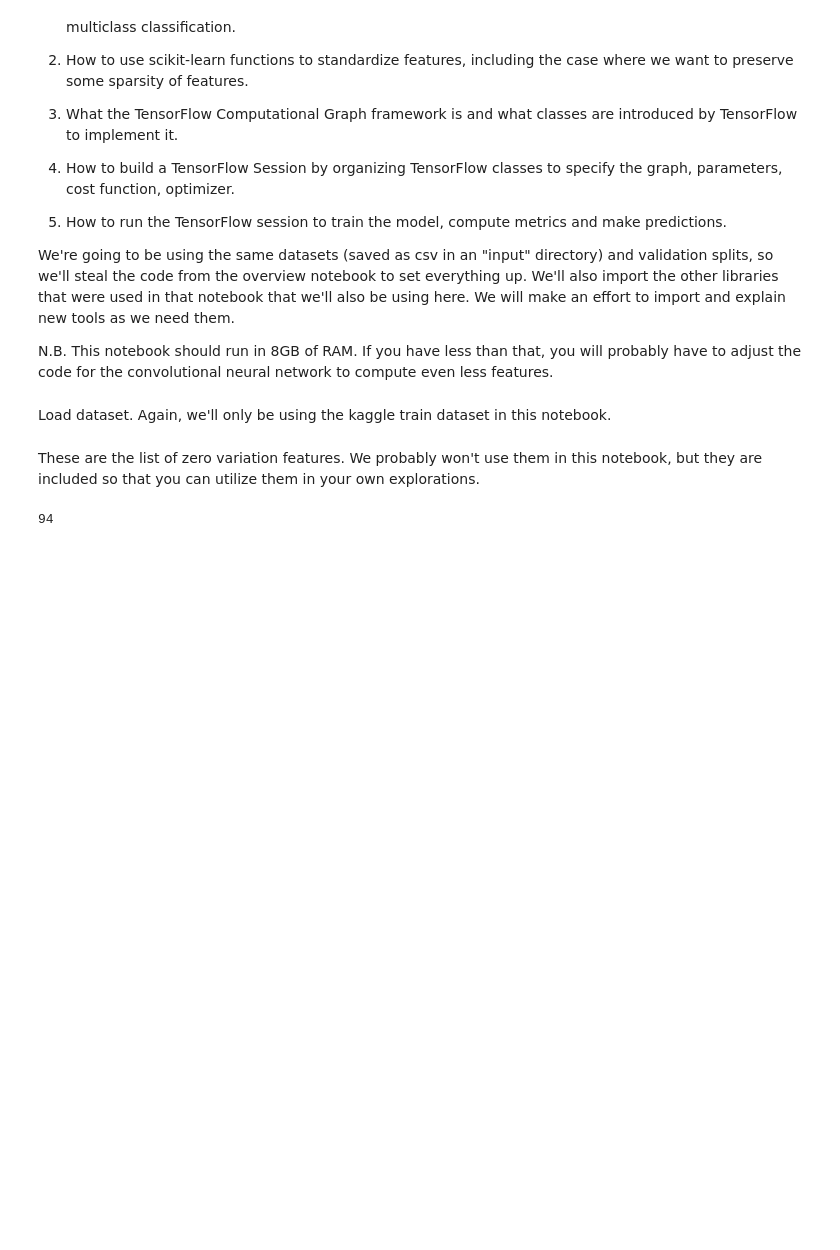
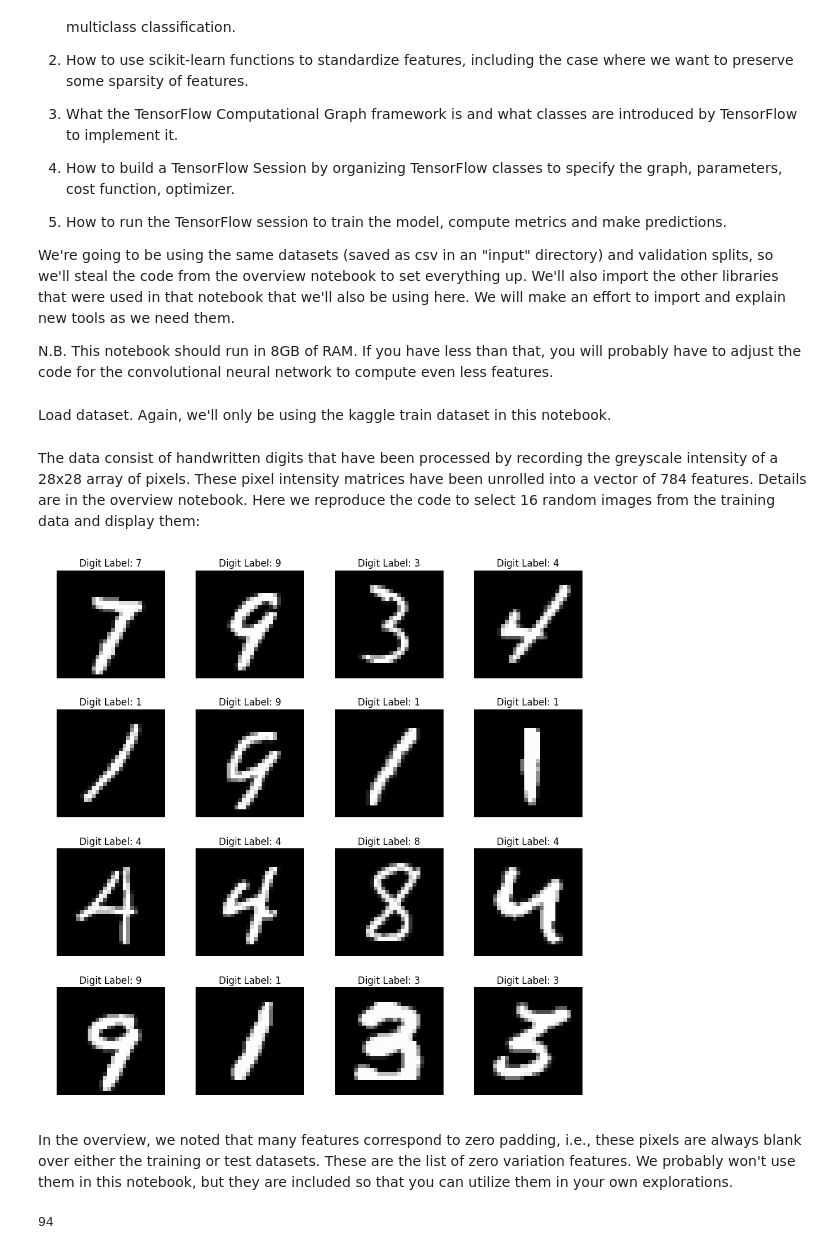
Before and after one commit to richcorrado/MNIST-digits, a Jupyter notebook: MNIST_Digits_TensorFlow.ipynb, the cells around one changed output. Cells and saved outputs as stored; diff of their text form; code cells hidden in the pictures; blank space fills up the shorter version.

Commit message:
Extensive revisions to TensorFlow notebook. Discussion of NN theory.

```diff
--- a/MNIST_Digits_TensorFlow.ipynb
+++ b/MNIST_Digits_TensorFlow.ipynb
@@ -47,8 +47,41 @@ Load dataset.  Again, we'll only be using the kaggle train dataset in this noteb
 # %%
 train_df = pd.read_csv("./input/train.csv")
 test_df = pd.read_csv("./input/test.csv")
+# %% [markdown]
+The data consist of handwritten digits that have been processed by recording the greyscale intensity of a 28x28 array of pixels. These pixel intensity matrices have been unrolled into a vector of 784 features.  Details are in the overview notebook.  Here we reproduce the code to select 16 random images from the training data and display them:
+# %%
+# recover the 28x28 matrix from a row of train_df
+def pixel_mat(row):
+    # we're working with train_df so we want to drop the label column
+    vec = train_df.drop('label', axis=1).iloc[row].values
+    # numpy provides the reshape() function to reorganize arrays into specified shapes
+    pixel_mat = vec.reshape(28,28)
+    return pixel_mat
+
+# generate a list of 16 random rows which are our digits
+rand_idx = np.random.choice(train_df.index, size=16, replace=False)
+# generate a 4x4 grid of subplots
+fig, axs = plt.subplots(nrows=4, ncols=4, figsize=(10,10))
+
+# define counter over rand_idx list elements
+i = 0
+# axs is a 4x4 array so we flatten it into a vector in order to loop over it
+for ax in axs.reshape(-1):
+    # Title is digit label, which can be found by referencing the label column of the row specified by rand_idx[i]
+    ax.set_title("Digit Label: %d" % train_df['label'].iloc[rand_idx[i]])
+    # pixel_mat(rand_idx[i]) is the pixel matrix.
+    # The imshow flags are the ones that are used in the matshow wrapper
+    ax.imshow(pixel_mat(rand_idx[i]), cmap=plt.cm.gray, origin='upper', interpolation='nearest')
+    ax.axis('off')
+    i += 1
+# tight_layout gives more spacing between subplots
+plt.tight_layout()
+# Tell matplotlib to draw all of the previously generated objects
+plt.show()
+# %% [output]
+[figure, added]
 # %% [markdown]
-These are the list of zero variation features.  We probably won't use them in this notebook, but they are included so that you can utilize them in your own explorations.
+In the overview, we noted that many features correspond to zero padding, i.e., these pixels are always blank over either the training or test datasets.  These are the list of zero variation features.  We probably won't use them in this notebook, but they are included so that you can utilize them in your own explorations.
 # %%
 zero_cols = list(set(train_df.columns[(train_df == 0).all()].tolist() + test_df.columns[(test_df == 0).all()].tolist()))
 len(zero_cols)
```
Also changed, not shown: parts of 105 cells of this notebook, 2 other files.
